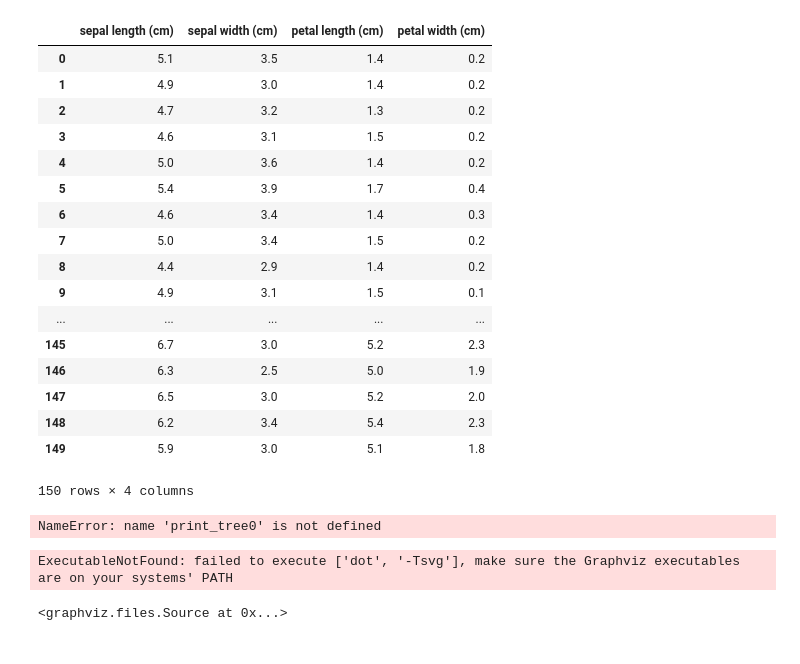
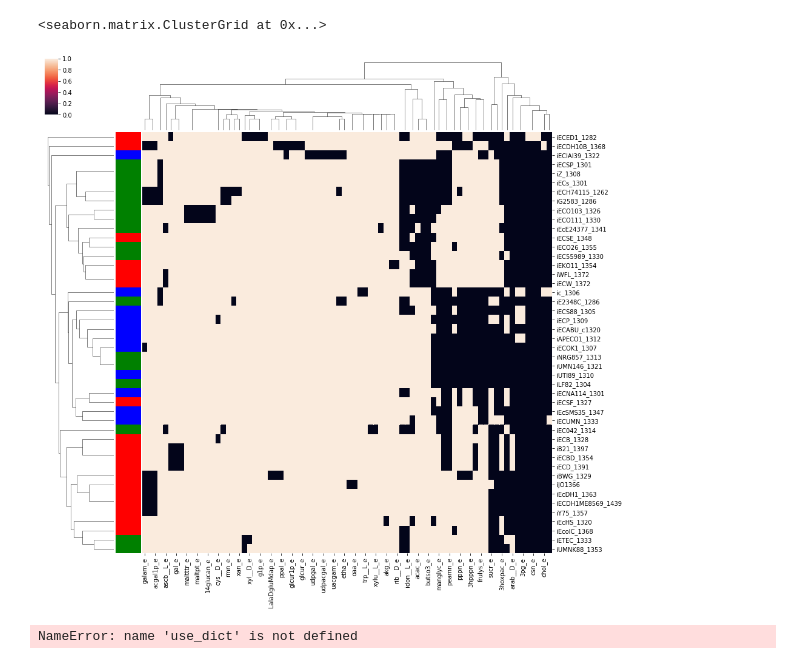
Before and after one commit to coltonlloyd/qbio, a Jupyter notebook: Exercise 4 - Multi Strain Modeling.ipynb, the cells around one changed output. Drawn from its saved outputs; the diff is of its cells as text; code cells hidden in the pictures.

```diff
--- a/Exercise 4 - Multi Strain Modeling.ipynb
+++ b/Exercise 4 - Multi Strain Modeling.ipynb
@@ -65,21 +94,0 @@ len(iris.target)
-# %%
-y=iris.target
-# %% [output]
-|  | sepal length (cm) | sepal width (cm) | petal length (cm) | petal width (cm) |
-| 0 | 5.1 | 3.5 | 1.4 | 0.2 |
-| 1 | 4.9 | 3.0 | 1.4 | 0.2 |
-| 2 | 4.7 | 3.2 | 1.3 | 0.2 |
-| 3 | 4.6 | 3.1 | 1.5 | 0.2 |
-| 4 | 5.0 | 3.6 | 1.4 | 0.2 |
-| 5 | 5.4 | 3.9 | 1.7 | 0.4 |
-| 6 | 4.6 | 3.4 | 1.4 | 0.3 |
-| 7 | 5.0 | 3.4 | 1.5 | 0.2 |
-| 8 | 4.4 | 2.9 | 1.4 | 0.2 |
-| 9 | 4.9 | 3.1 | 1.5 | 0.1 |
-| ... | ... | ... | ... | ... |
-| 145 | 6.7 | 3.0 | 5.2 | 2.3 |
-| 146 | 6.3 | 2.5 | 5.0 | 1.9 |
-| 147 | 6.5 | 3.0 | 5.2 | 2.0 |
-| 148 | 6.2 | 3.4 | 5.4 | 2.3 |
-| 149 | 5.9 | 3.0 | 5.1 | 1.8 |
-150 rows × 4 columns
@@ -94,15 +95,7 @@ def print_tree(x):
-# %%
-print_tree(tree)
-# %% [output]
-NameError: name 'print_tree0' is not defined
-# %%
-dot_data = tree.export_graphviz(clf, out_file=None,
-                         feature_names=iris.feature_names,
-                         class_names=iris.target_names,
-                         filled=True, rounded=True,
-                         special_characters=True)
-graph = graphviz.Source(dot_data)
-graph
-# %% [output]
-ExecutableNotFound: failed to execute ['dot', '-Tsvg'], make sure the Graphviz executables are on your systems' PATH
-<graphviz.files.Source at 0x...>
+# %%
+%matplotlib inline
+import seaborn as sns
+sns.clustermap(test_df,  figsize=(15, 15), row_colors=row_colors)
+# %% [output]
+<seaborn.matrix.ClusterGrid at 0x...>
+[figure, added]
@@ -108,0 +120,7 @@ ExecutableNotFound: failed to execute ['dot', '-Tsvg'], make sure the Graphviz e
+# %%
+map_dict = {'Commensal': 0, 'ExPec': 1, 'InPec': 2}
+targets = []
+for i in test_df.index:
+    targets.append(map_dict[use_dict[i]])
+# %% [output]
+NameError: name 'use_dict' is not defined
```
Also changed, not shown: parts of 44 cells of this notebook, 2 other files.
